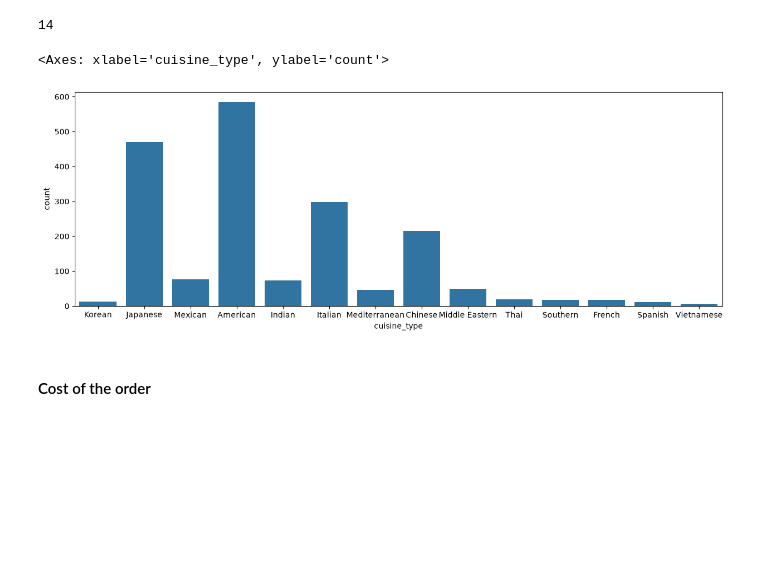
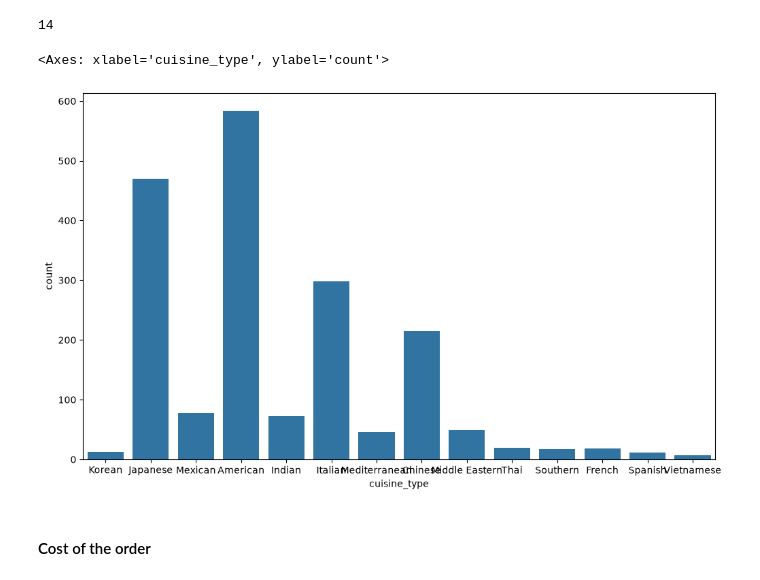
Before and after one commit to dnunes3705/WEEK_2.0_PROJECT, a Jupyter notebook: Assignment Submission/FDS_Project_LearnerNotebook_FullCode.ipynb, the cells around one changed output. Saved outputs shown, nothing was run; the diff lists cells and outputs as text; code cells hidden in the pictures; blank space fills up the shorter version.

```diff
--- a/notebooks/FDS_Project_LearnerNotebook_LowCode.ipynb
+++ b/Assignment Submission/FDS_Project_LearnerNotebook_FullCode.ipynb
@@ -164,11 +165,11 @@ df['cuisine_type'].nunique()  # Complete the code to find out the number of uniq
 # %% [output]
 14
 # %%
-plt.figure(figsize = (15,5))
+plt.figure(figsize = (12,7))
 sns.countplot(data = df, x = 'cuisine_type') # Create a countplot for cuisine type
 # %% [output]
 <Axes: xlabel='cuisine_type', ylabel='count'>
-[figure, old version]
+[figure, new version]
 # %% [markdown]
 #### Cost of the order
 # %%
```
Also changed, not shown: parts of 35 cells of this notebook, 5 other files.
